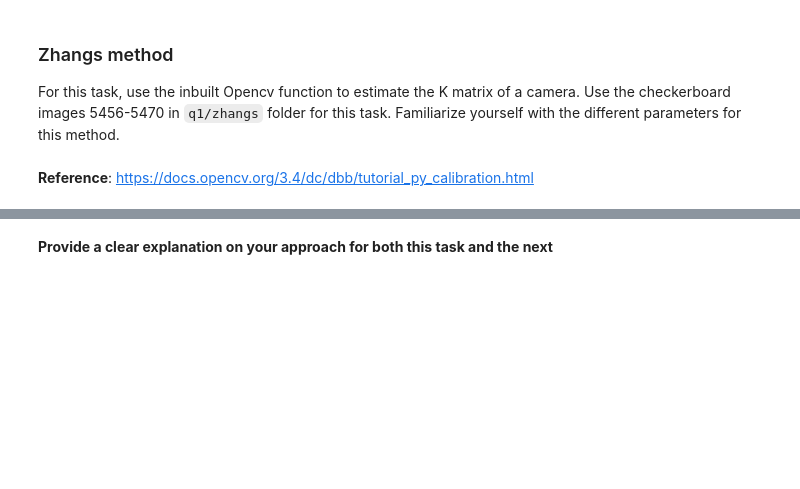
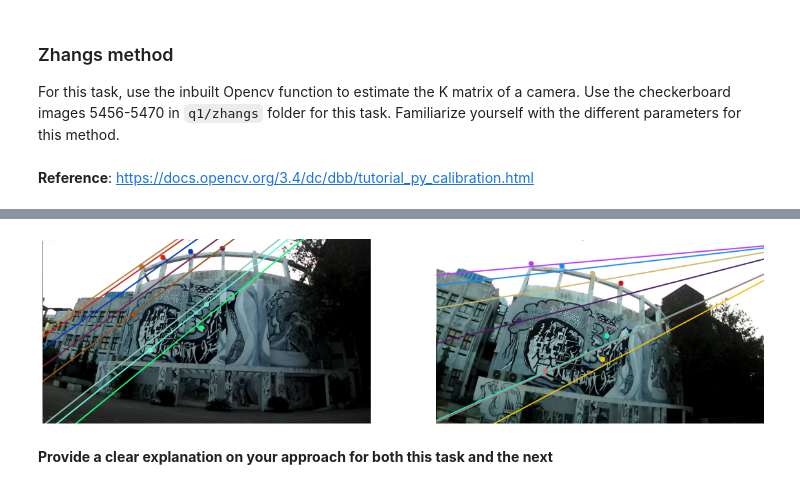
Before and after one commit to BhaskarJoshi-01/Mobile-Robotics---Monsoon-2021, a Jupyter notebook: Assignment-4/Assignment4.ipynb, the cells around one changed output, grey strips where cells are left out. Drawn from its saved outputs; the diff is of its cells as text; code cells hidden in the pictures; blank space fills up the shorter version.

Commit message:
drawn epipolar lines

```diff
--- a/Assignment-4/Assignment4.ipynb
+++ b/Assignment-4/Assignment4.ipynb
@@ -128,6 +129,8 @@ points_2 = np.array(
     [[385.71044590084824, 106.34250733786337], [469.66364440513036, 72.56823207751995], [577.7413252382291, 49.40872904185596], [701.2586747617706, 37.82897752402391], [
         639.4999999999998, 255.91429777652684], [620.2004141369466, 346.62235133287766], [420.4497004543443, 434.43546700977043], [354.8311085199629, 295.4784487957862]]
 )
+IMG1 = 'q2/img1.jpg'
+IMG2 = 'q2/img2.jpg'
 # %% [markdown]
 Points selected are:
 <img src="./q2_img1.png" alt="image 1" width="400"/>
@@ -175,3 +228,33 @@ print(f_hat)
+# %%
+def draw_epi_lines(file2, points1, points2, F):
+    img = plt.imread(file2)
+    line_thick = 4
+    point_thick = 10
+
+    for p1, p2 in zip(points1, points2):
+        # ax + by + c = 0
+        a, b, c = F @ [*p1, 1]
+        # y = mx+c
+        m,c = -a/b, -c/b
+        coord1 = (0, int(c))
+        coord2 = (img.shape[1], int(m * img.shape[1] + c))
+        color = tuple(np.random.randint(0, 255, 3).tolist())
+        img = cv.line(img, coord1, coord2, color, line_thick)
+        img = cv.circle(img, p2.astype(int), point_thick, color, -1)
+
+    return img
+# %%
+img1 = draw_epi_lines(IMG2, points_1, points_2, F)
+img2 = draw_epi_lines(IMG1, points_2, points_1, F.T)
+
+fig, (ax1, ax2) = plt.subplots(1, 2, figsize=(20, 10))
+ax1.imshow(img1)
+ax2.imshow(img2)
+ax1.set_axis_off()
+ax2.set_axis_off()
+plt.show()
+# %% [output]
+[figure, added]
 # %% [markdown]
 **Provide a clear explanation on your approach for both this task and the next**
 # %% [markdown]
```
Also changed, not shown: parts of 6 cells of this notebook.
